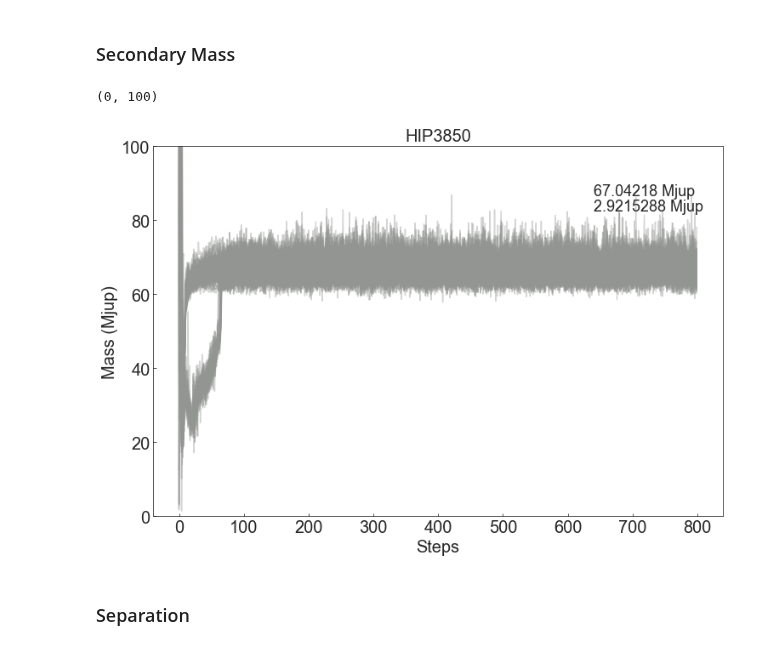
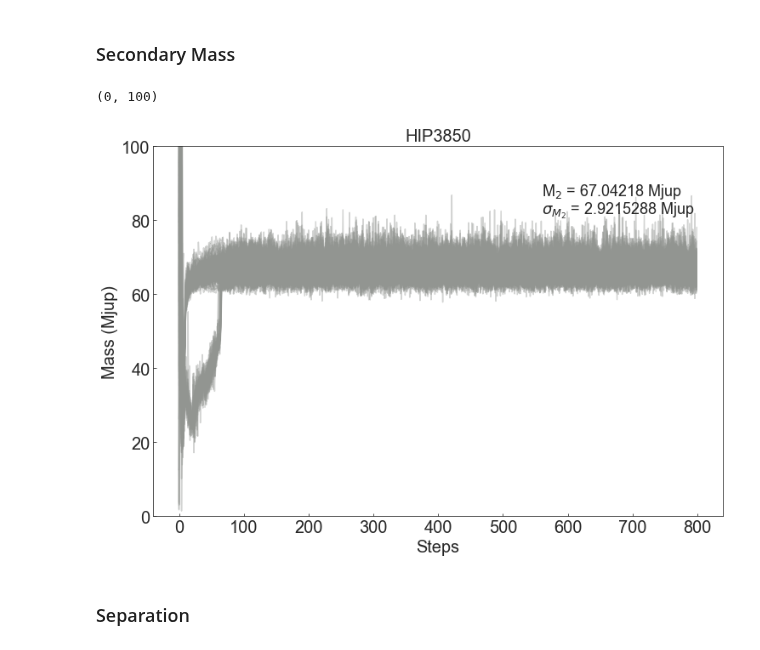
Before and after one commit to t-brandt/orvara, a Jupyter notebook: Diagnostic_plots.ipynb, the cells around one changed output. Saved outputs shown, nothing was run; the diff lists cells and outputs as text; code cells hidden in the pictures.

```diff
--- a/Diagnostic_plots.ipynb
+++ b/Diagnostic_plots.ipynb
@@ -33,17 +33,17 @@ nsteps = 50*tt.shape[1]
 # %%
 plt.figure(figsize=(12,8))
 #plt.plot(tt[:,:,2],c=sns.xkcd_rgb['grey'],alpha=0.2)
 for i in range(tt.shape[0]):
     plt.plot(tt[i,:,2]*1989/1.898,c=sns.xkcd_rgb['grey'],alpha=0.4)
 plt.title(source,fontsize=20)
 plt.xlabel('Steps',fontsize=20)
 plt.ylabel('Mass (Mjup)',fontsize=20)
-plt.annotate(str(np.mean(tt[i,100:,2]*1989/1.898))+' Mjup',xy=(nsteps/50*0.8,np.max(tt[:,100:,2]*1989/1.898)),fontsize=18)
-plt.annotate(str(np.std(tt[i,100:,2]*1989/1.898))+' Mjup',xy=(nsteps/50*0.8,np.max(tt[:,100:,2]*1989/1.898)*0.95),fontsize=18)
+plt.annotate('M$_2$ = '+str(np.mean(tt[i,100:,2]*1989/1.898))+' Mjup',xy=(nsteps/50*0.7,np.max(tt[:,100:,2]*1989/1.898)),fontsize=18)
+plt.annotate('$\sigma_{M_{2}}$ = '+str(np.std(tt[i,100:,2]*1989/1.898))+' Mjup',xy=(nsteps/50*0.7,0.94*np.max(tt[:,100:,2]*1989/1.898)),fontsize=18)
 plt.ylim(0,100)
 # %% [output]
 (0, 100)
-[figure, old version]
+[figure, new version]
 # %% [markdown]
 ### Separation
 # %%
```
Also changed, not shown: parts of 5 cells of this notebook.
